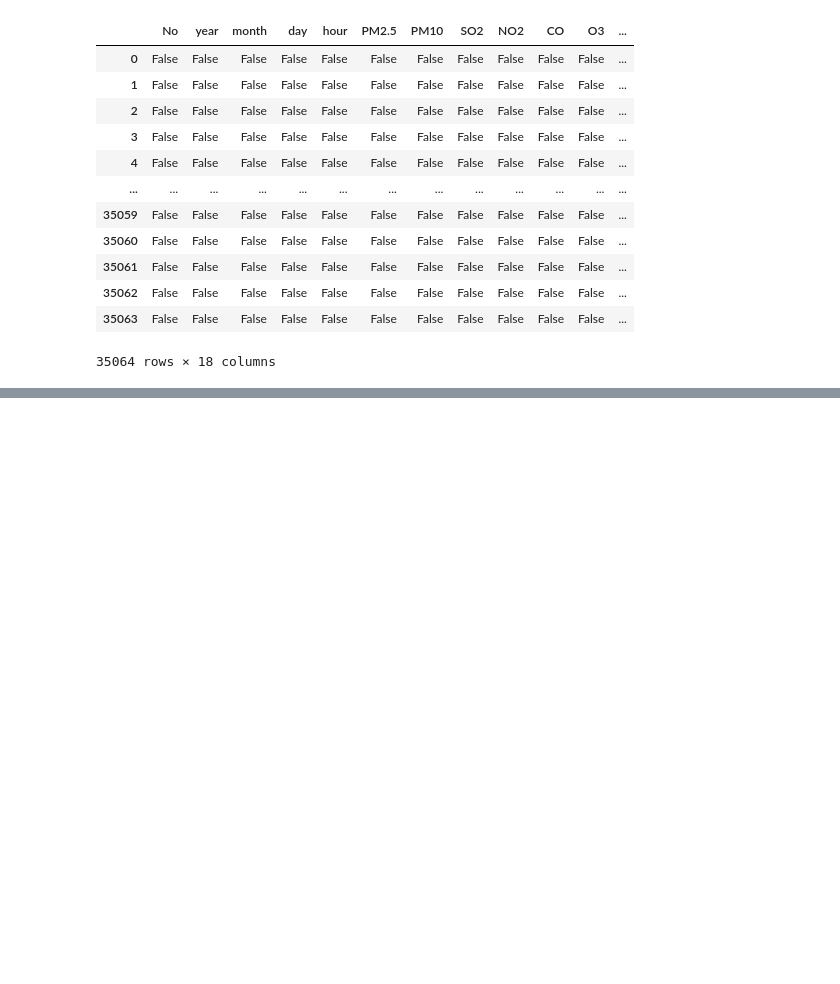
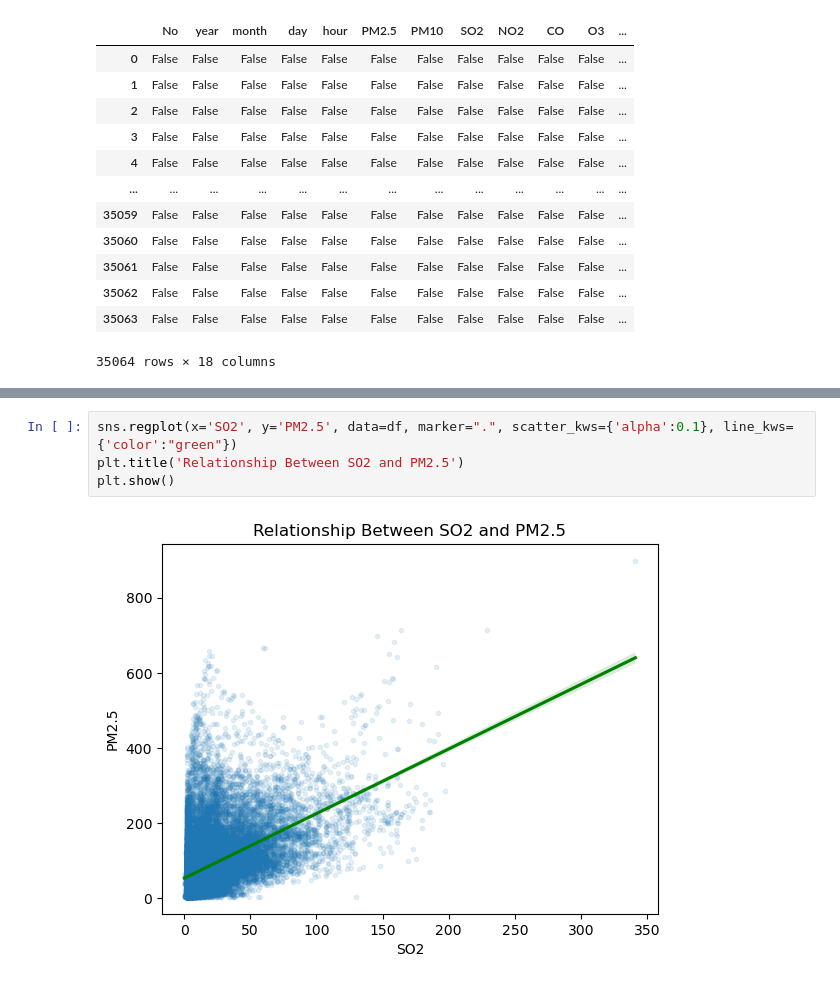
Before and after one commit to kavin-cmd/Air-Quality-forecasting, a Jupyter notebook: prediction_regression.ipynb, the cells around one changed output, grey strips where cells are left out. Saved outputs shown, nothing was run; the diff lists cells and outputs as text; blank space fills up the shorter version.

```diff
--- a/prediction_regression.ipynb
+++ b/prediction_regression.ipynb
@@ -61,0 +168,6 @@ df
+# %%
+sns.regplot(x='SO2', y='PM2.5', data=df, marker=".", scatter_kws={'alpha':0.1}, line_kws={'color':"green"})
+plt.title('Relationship Between SO2 and PM2.5')
+plt.show()
+# %% [output]
+[figure, added]
```
Also changed, not shown: parts of 13 cells of this notebook.
